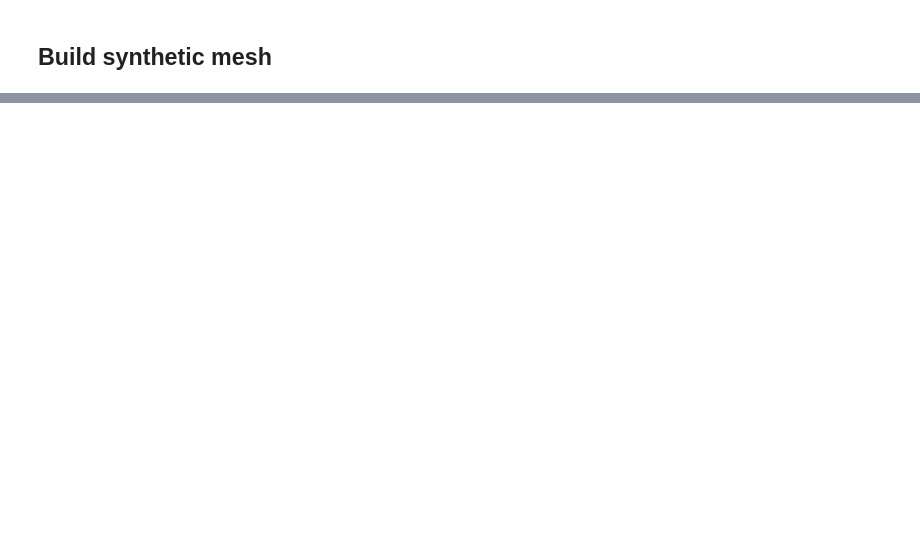
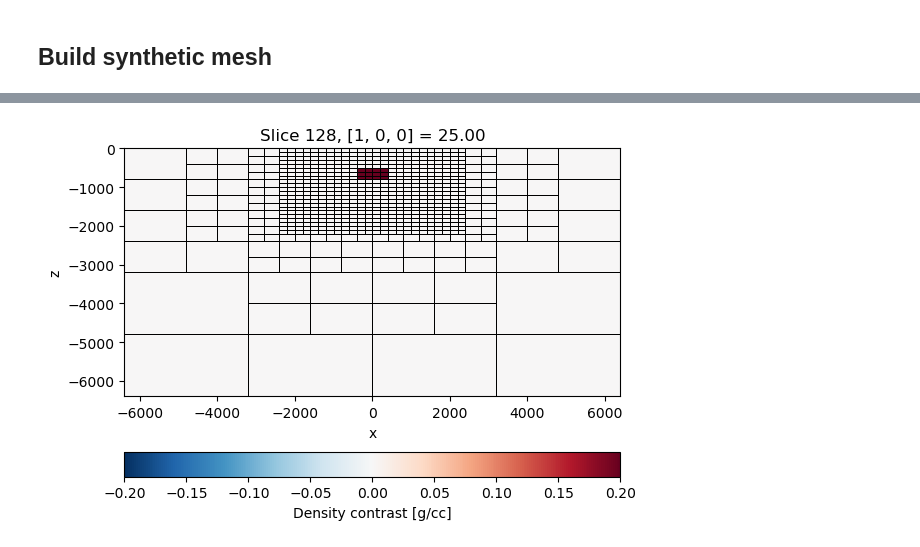
Before and after one commit to ubcgif/2024-aqgeo-potential-fields-tutorial, a Jupyter notebook: notebooks/forward.ipynb, the cells around one changed output, grey strips where cells are left out. Cells and saved outputs as stored; diff of their text form; code cells hidden in the pictures; blank space fills up the shorter version.

```diff
--- a/notebooks/forward.ipynb
+++ b/notebooks/forward.ipynb
@@ -48,0 +42,29 @@ mesh
+# %%
+block = (-300, 300, -300, 300, -800, -500)
+
+model = np.zeros(mesh.n_cells)
+model = simpeg.utils.model_builder.add_block(
+    mesh.cell_centers,
+    model,
+    p0=np.array(block[::2]),
+    p1=np.array(block[1::2]),
+    prop_value=0.2,
+)
+# %%
+grid_opts = {"linewidth": 0.5, "color": "k"}
+
+maxabs = np.max(np.abs(model))
+
+tmp, = mesh.plot_slice(
+    model,
+    normal="x",
+    grid=True,
+    grid_opts=grid_opts,
+    clim=(-maxabs, maxabs),
+    pcolor_opts=dict(cmap="RdBu_r"),
+)
+plt.gca().set_aspect("equal")
+plt.colorbar(tmp, orientation="horizontal", label="Density contrast [g/cc]")
+plt.show()
+# %% [output]
+[figure, added]
```
Also changed, not shown: parts of 80 cells of this notebook, 2 other files.
